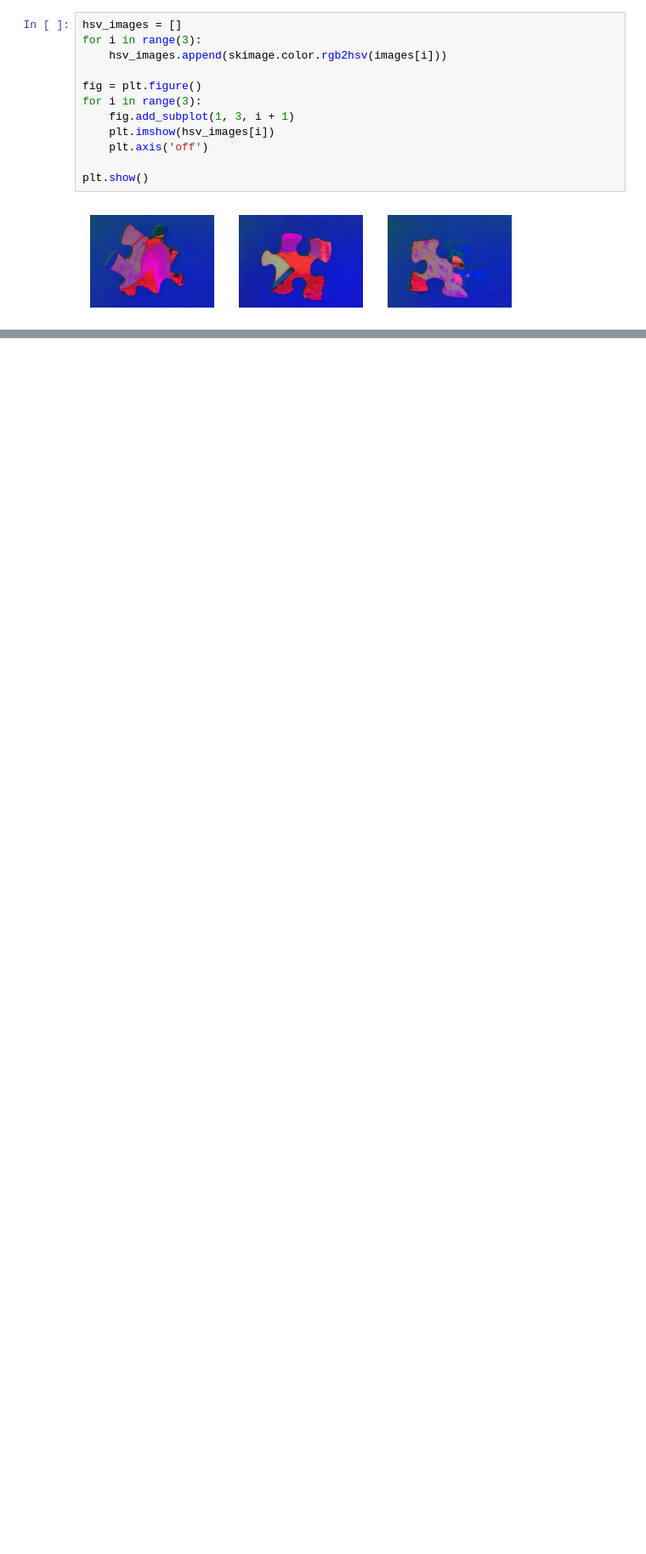
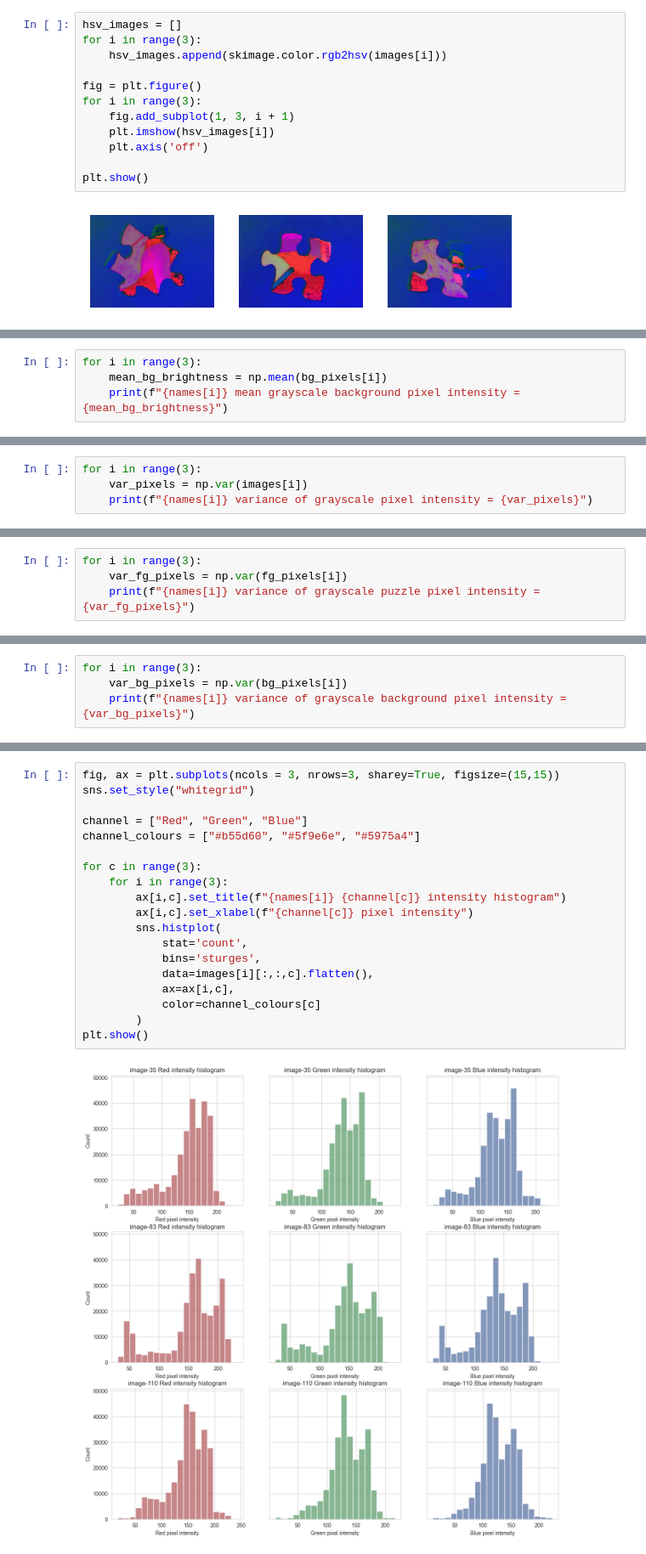
Before and after one commit to orwellian225/cv, a Jupyter notebook: lab1/main.ipynb, the cells around one changed output, grey strips where cells are left out. Shown at 85% size. Saved outputs shown, nothing was run; the diff lists cells and outputs as text; blank space fills up the shorter version.

```diff
--- a/lab1/main.ipynb
+++ b/lab1/main.ipynb
@@ -189,0 +184,4 @@ image-110 mean blue pixel intensity = 29.07501111111111
+# %%
+for i in range(3):
+    mean_bg_brightness = np.mean(bg_pixels[i])
+    print(f"{names[i]} mean grayscale background pixel intensity = {mean_bg_brightness}")
@@ -189,0 +192,4 @@ image-110 mean blue pixel intensity = 29.07501111111111
+# %%
+for i in range(3):
+    var_pixels = np.var(images[i])
+    print(f"{names[i]} variance of grayscale pixel intensity = {var_pixels}")
@@ -189,0 +200,4 @@ image-110 mean blue pixel intensity = 29.07501111111111
+# %%
+for i in range(3):
+    var_fg_pixels = np.var(fg_pixels[i])
+    print(f"{names[i]} variance of grayscale puzzle pixel intensity = {var_fg_pixels}")
@@ -189,0 +208,4 @@ image-110 mean blue pixel intensity = 29.07501111111111
+# %%
+for i in range(3):
+    var_bg_pixels = np.var(bg_pixels[i])
+    print(f"{names[i]} variance of grayscale background pixel intensity = {var_bg_pixels}")
@@ -189,0 +216,21 @@ image-110 mean blue pixel intensity = 29.07501111111111
+# %%
+fig, ax = plt.subplots(ncols = 3, nrows=3, sharey=True, figsize=(15,15))
+sns.set_style("whitegrid")
+
+channel = ["Red", "Green", "Blue"]
+channel_colours = ["#b55d60", "#5f9e6e", "#5975a4"]
+
+for c in range(3):
+    for i in range(3):
+        ax[i,c].set_title(f"{names[i]} {channel[c]} intensity histogram")
+        ax[i,c].set_xlabel(f"{channel[c]} pixel intensity")
+        sns.histplot(
+            stat='count',
+            bins='sturges',
+            data=images[i][:,:,c].flatten(),
+            ax=ax[i,c],
+            color=channel_colours[c]
+        )
+plt.show()
+# %% [output]
+[figure, added]
```
Also changed, not shown: parts of 42 cells of this notebook, 1 other file.
